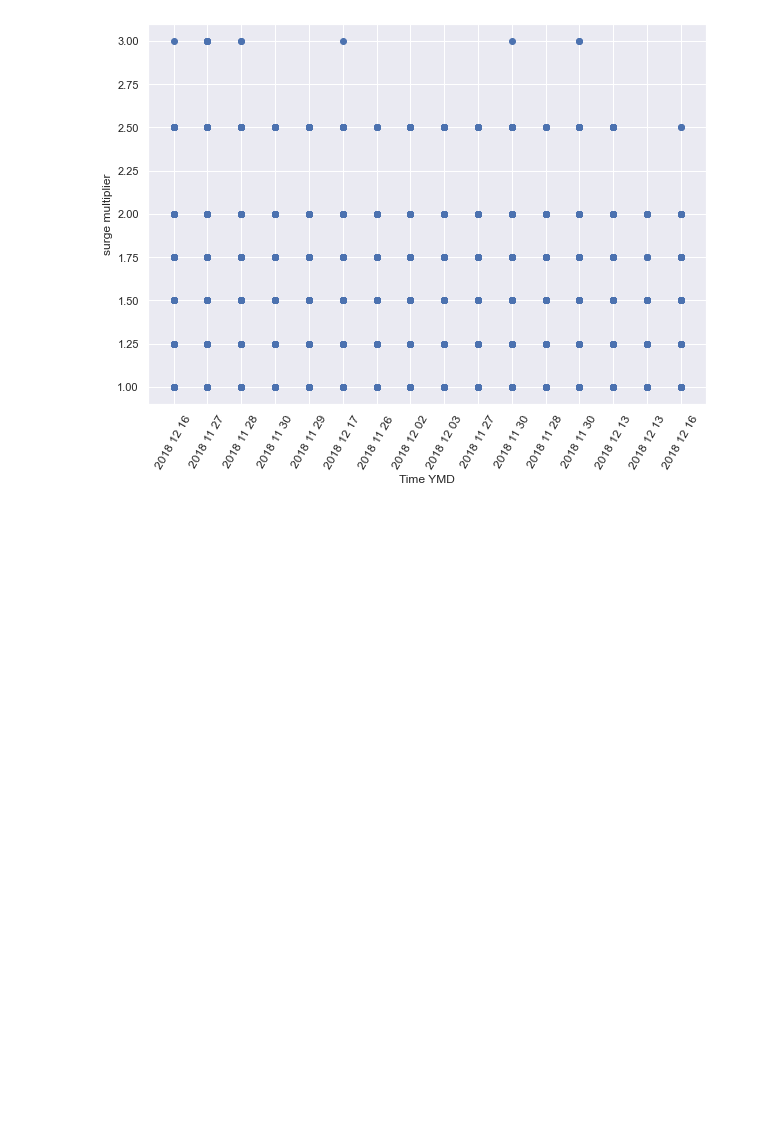
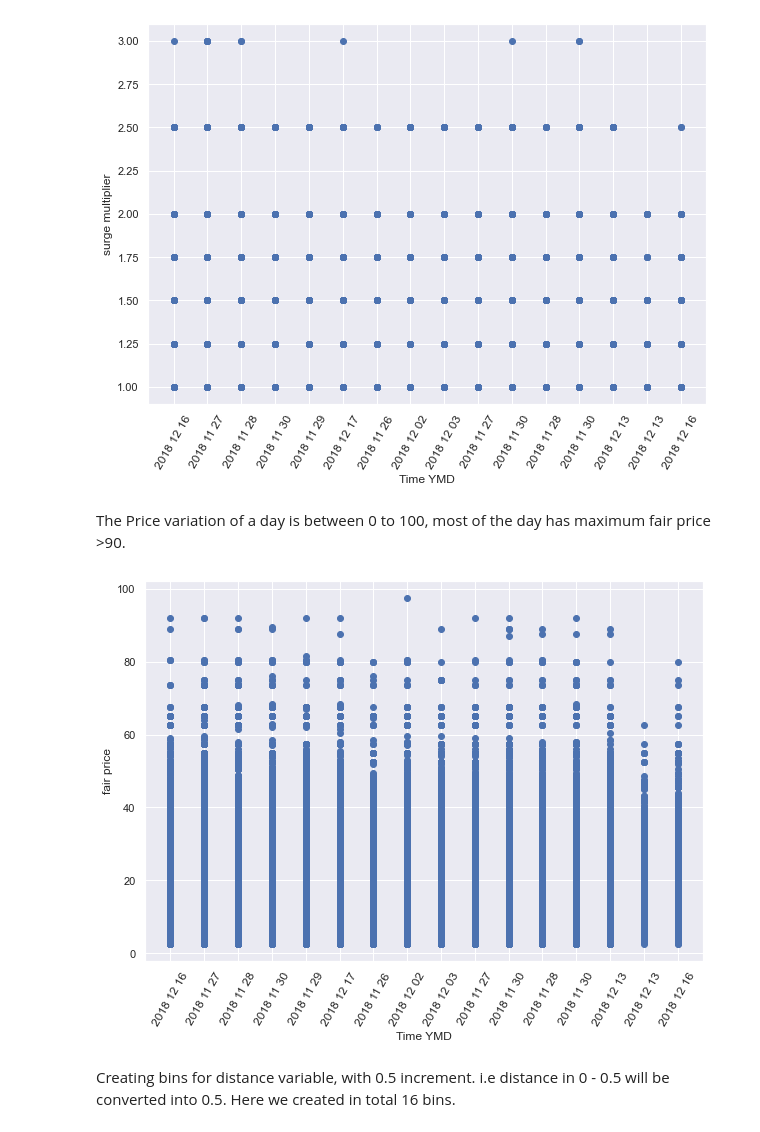
Before and after one commit to Nikpatel30/AI_ALGO_Final_Project, a Jupyter notebook: Data Acquisition & Understanding/AI_Final_project.ipynb, the cells around one changed output. Cells and saved outputs as stored; diff of their text form; code cells hidden in the pictures; blank space fills up the shorter version.

```diff
--- a/Data Acquisition & Understanding/AI_Final_project.ipynb
+++ b/Data Acquisition & Understanding/AI_Final_project.ipynb
@@ -141,8 +159,8 @@ if(l[0].sort() == l[1].sort()):
 # %% [output]
 True
 # %%
-from datetime import datetime
-car_ride_df['date_time'] = car_ride_df['time_stamp'].map(lambda x: datetime.utcfromtimestamp(int(x) / 1000).strftime('%Y-%m-%d %H:%M'))
+
+car_ride_df['date_time'] = car_ride_df['time_stamp'].map(lambda x: datetime.utcfromtimestamp(int(x) / 1000).strftime('%Y-%m-%d %H'))
 car_ride_df
 # %% [output]
 A value is trying to be set on a copy of a slice from a DataFrame.
@@ -238,3 +251,18 @@ ax.set_ylabel("surge multiplier")
 plt.show()
 # %% [output]
 [figure]
+# %% [markdown]
+The Price variation of a day is between 0 to 100, most of the day has maximum fair price >90.
+# %%
+fig = plt.figure()
+ax = fig.add_subplot(1,1,1)
+ax.scatter(x = car_ride_df['ymd'], y = car_ride_df['price'])
+ax.set_xticklabels(car_ride_df['ymd'],rotation = 60, fontsize = 'medium')
+ax.set_xlabel("Time YMD")
+ax.set_ylabel("fair price")
+plt.show()
+# %% [output]
+[figure, added]
+# %% [markdown]
+Creating bins for distance variable, with 0.5 increment. i.e distance in 0 - 0.5 will be converted into 0.5.
+Here we created in total 16 bins.
```
Also changed, not shown: parts of 13 cells of this notebook.
